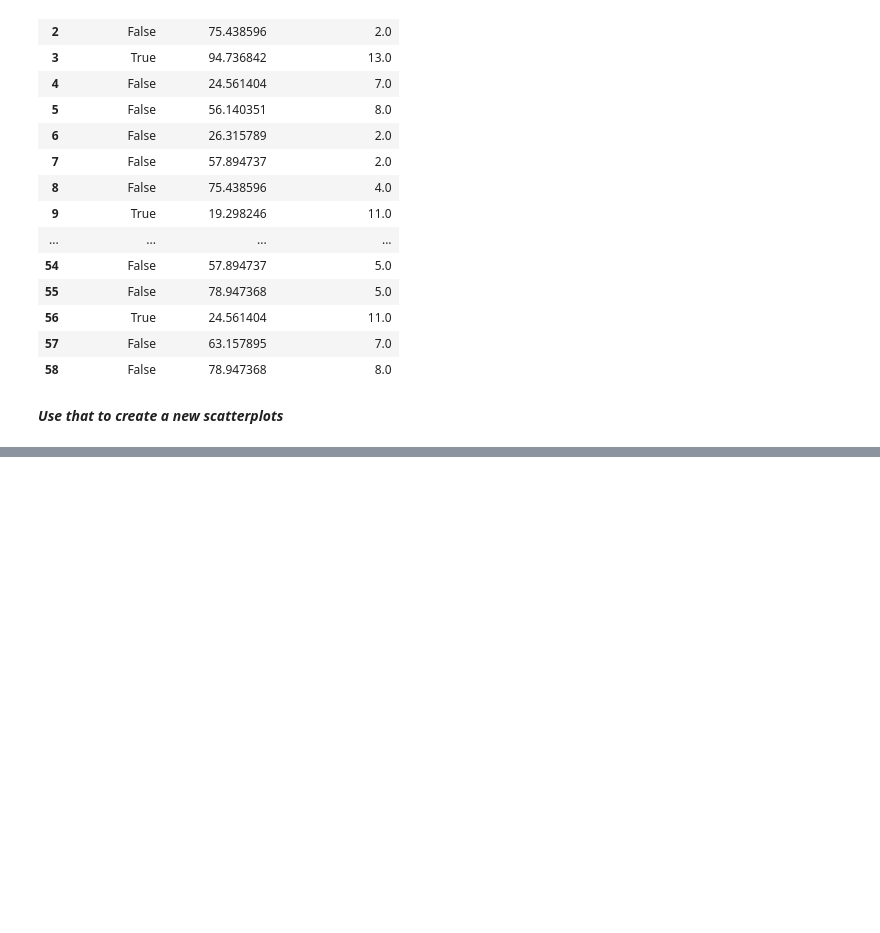
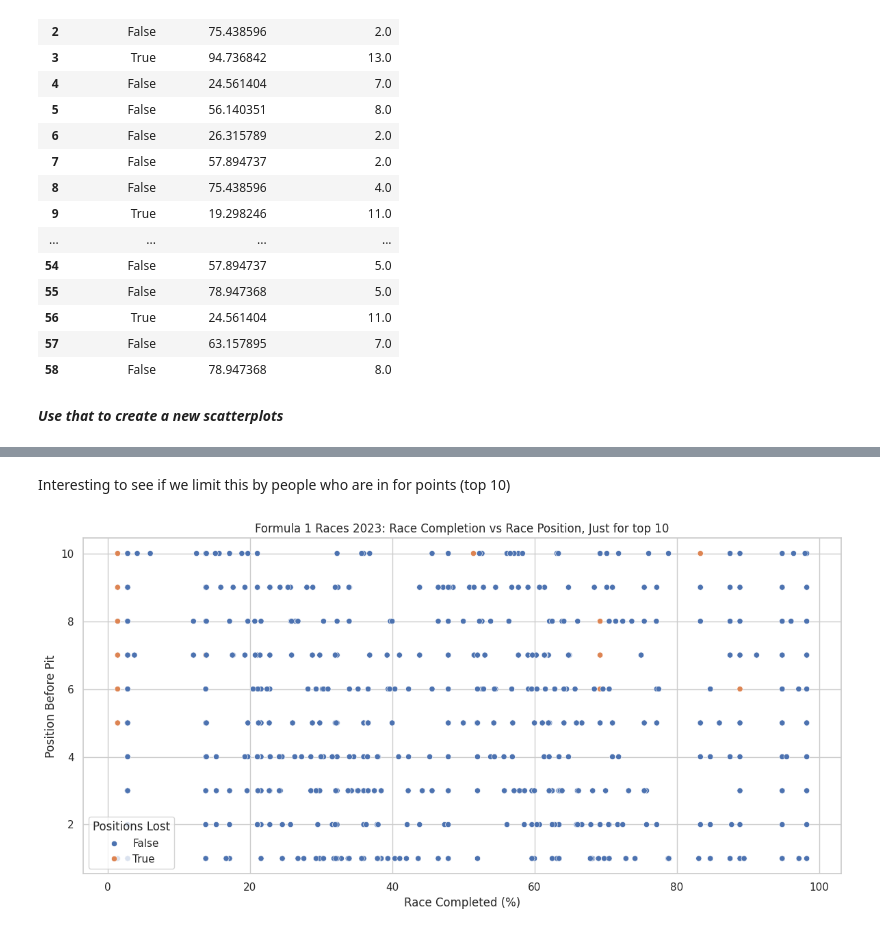
Before and after one commit to mistryvivek/AutoF1-RNN-Race-Simulator, a Jupyter notebook: Lit_Review_Data_Analysis.ipynb, the cells around one changed output, grey strips where cells are left out. Saved outputs shown, nothing was run; the diff lists cells and outputs as text; code cells hidden in the pictures; blank space fills up the shorter version.

```diff
--- a/Lit_Review_Data_Analysis.ipynb
+++ b/Lit_Review_Data_Analysis.ipynb
@@ -244,0 +366,2 @@ plt.show()
+# %% [markdown]
+Interesting to see if we limit this by people who are in for points (top 10)
@@ -244,0 +411,18 @@ plt.show()
+# %%
+# Set the style of seaborn
+sns.set(style="whitegrid")
+
+# Create a figure and axis
+plt.figure(figsize=(12, 6))
+
+# Plot "Position Before Pit" vs. "Race Completed"
+sns.scatterplot(x="Race Completed", y="Position Before Pit", hue="Positions Lost", data=pitstops23, color="blue")
+plt.title("Formula 1 Races 2023: Race Completion vs Race Position, Just for top 10")
+plt.xlabel("Race Completed (%)")
+plt.ylabel("Position Before Pit")
+
+# Adjust layout
+plt.tight_layout()
+plt.show()
+# %% [output]
+[figure, added]
```
Also changed, not shown: parts of 19 cells of this notebook.
